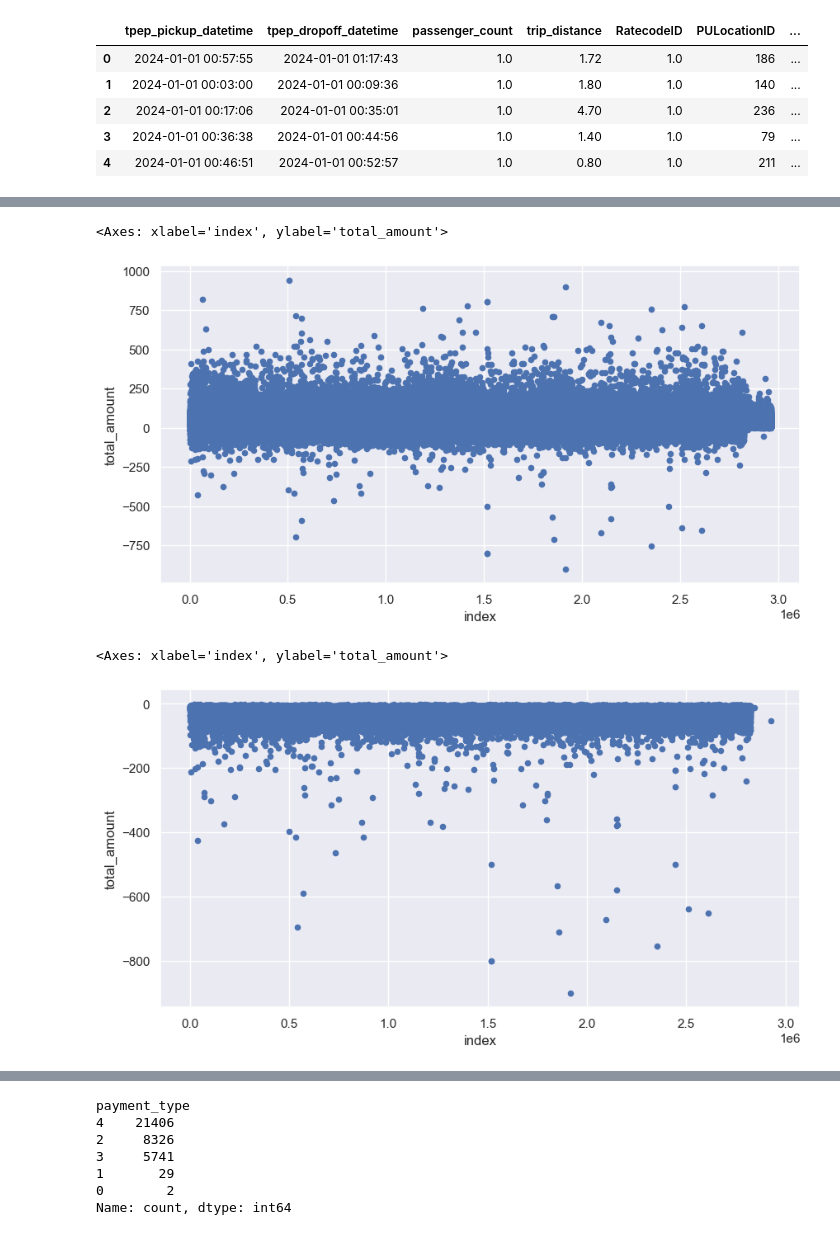
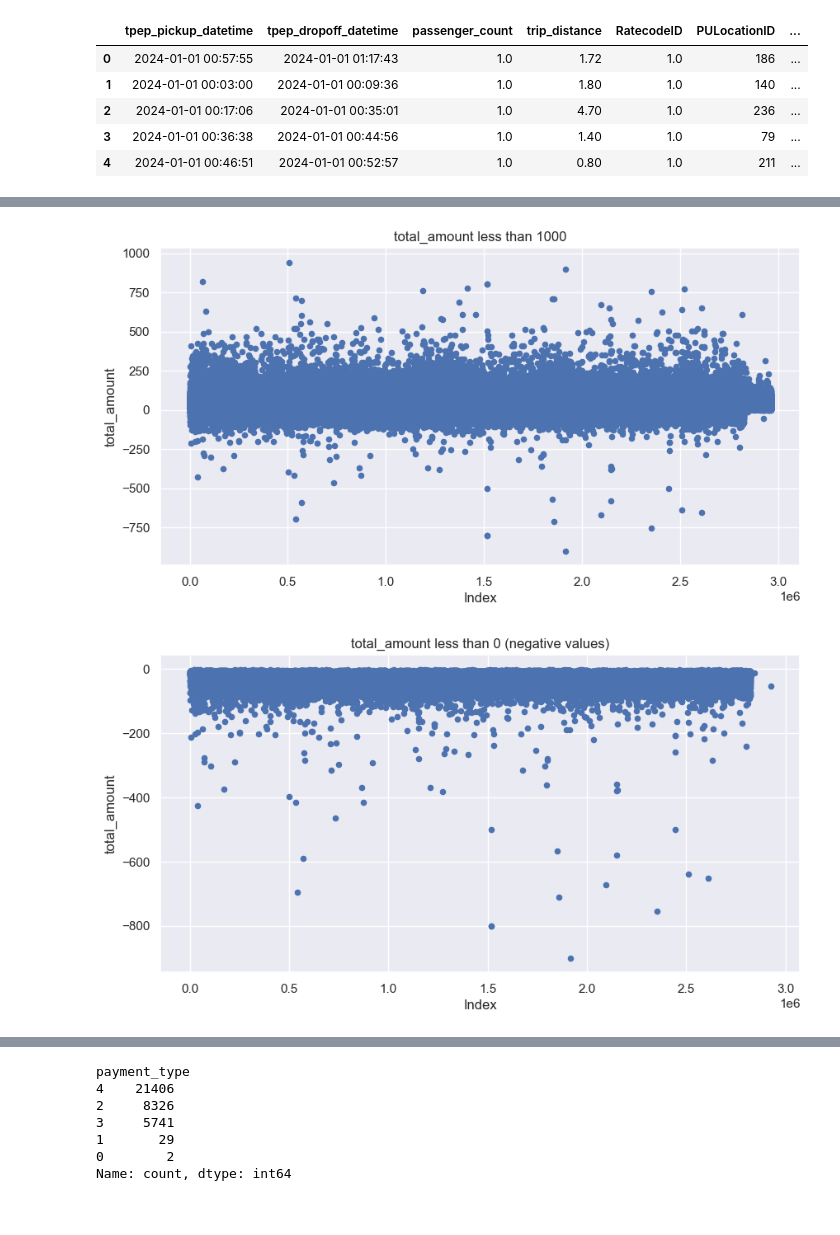
Before and after one commit to ajeetth/ML_models, a Jupyter notebook: NYC_Taxi_Fare_Prediction/NYC_Taxi_Fare_Prediction.ipynb, the cells around one changed output, grey strips where cells are left out. Cells and saved outputs as stored; diff of their text form; code cells hidden in the pictures.

```diff
--- a/NYC_Taxi_Fare_Prediction/NYC_Taxi_Fare_Prediction.ipynb
+++ b/NYC_Taxi_Fare_Prediction/NYC_Taxi_Fare_Prediction.ipynb
@@ -132,11 +78,17 @@ taxi_df.reset_index().plot(kind='scatter', y='total_amount', x='index', figsize=
 # %%
 taxi_df[taxi_df['total_amount']<1000].reset_index().plot(kind='scatter', y='total_amount', x='index', figsize=(10, 5))
+plt.title('total_amount less than 1000')
+plt.xlabel('Index')
+plt.ylabel('total_amount')
+plt.show()
 # %% [output]
-<Axes: xlabel='index', ylabel='total_amount'>
-[figure, old version]
+[figure, new version]
 # %%
 taxi_df[taxi_df['total_amount']<0].reset_index().plot(kind='scatter', y='total_amount', x='index', figsize=(10, 5))
+plt.title('total_amount less than 0 (negative values)')
+plt.xlabel('Index')
+plt.ylabel('total_amount')
+plt.show()
 # %% [output]
-<Axes: xlabel='index', ylabel='total_amount'>
-[figure, old version]
+[figure, new version]
 # %%
```
Also changed, not shown: parts of 29 cells of this notebook.
